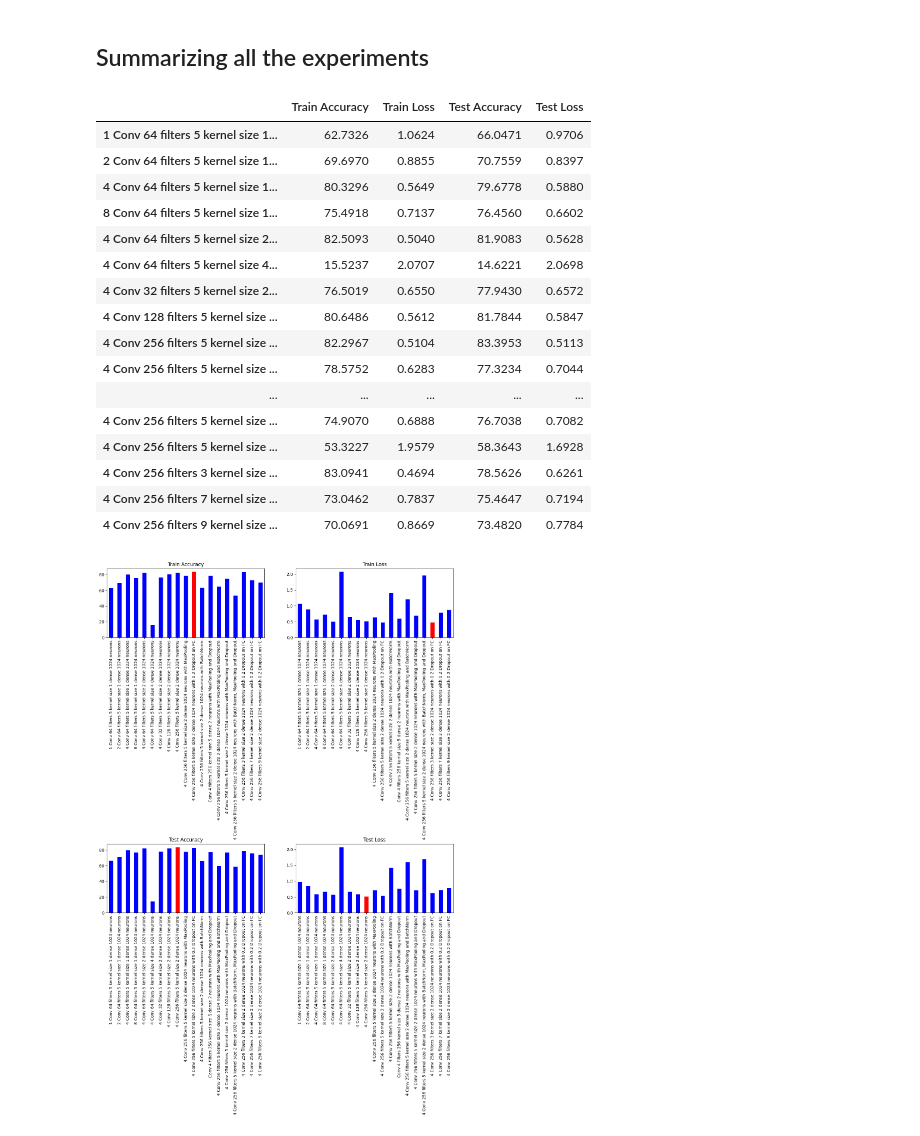
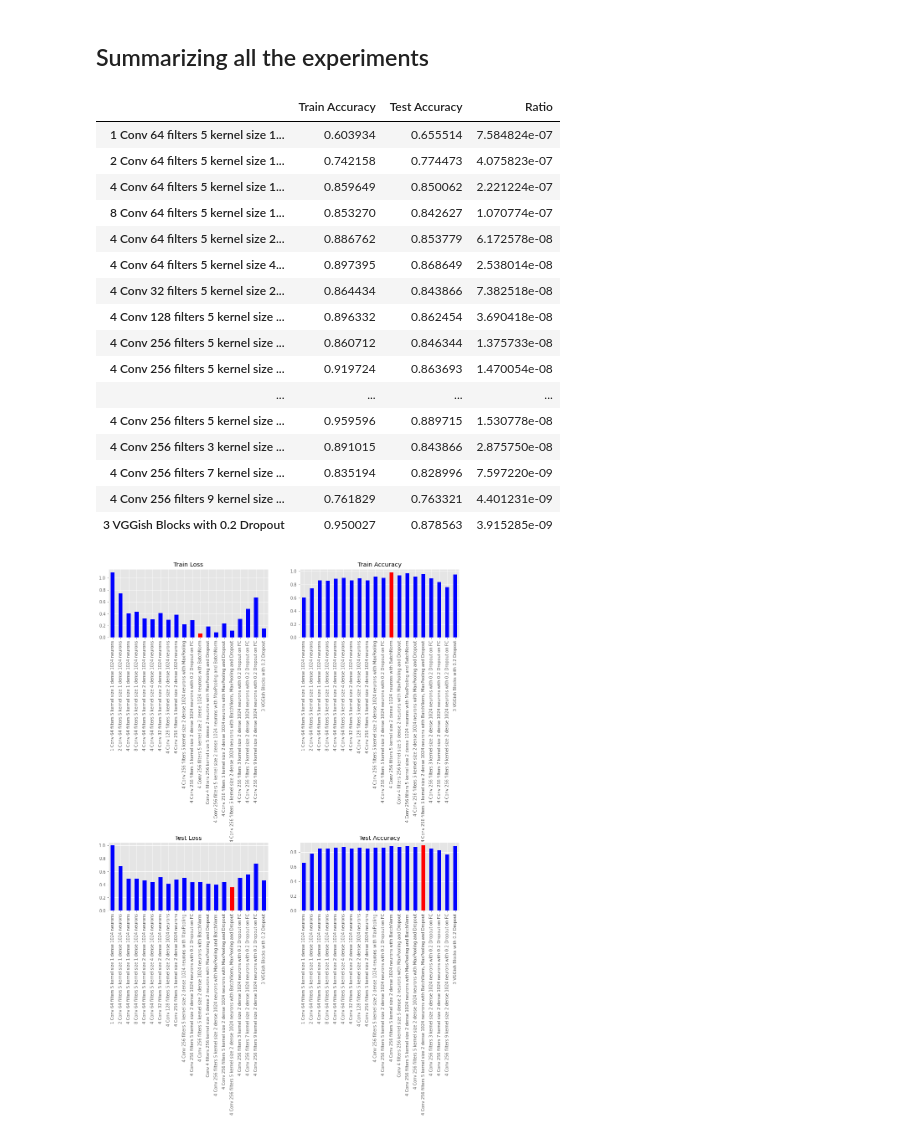
Before and after one commit to Yusepp/M3-CV, a Jupyter notebook: P4/CNN.ipynb, the cells around one changed output. Cells and saved outputs as stored; diff of their text form; code cells hidden in the pictures.

Commit message:
Improved Plots, Added Models, Improved Models and Results

```diff
--- a/P4/CNN.ipynb
+++ b/P4/CNN.ipynb
@@ -728,10 +971,12 @@ history = model.fit(train_big,steps_per_epoch=train_big.samples // BATCH_SIZE, e
 # %%
+model.load_weights(f'model_{idx}.h5')
 title = "{} Conv {} filters {} kernel size {} dense {} neurons with 0.2 Dropout on FC".format(N_CONV, CONV, KERNEL, N_DENSE, DENSE)
 plot_loss_accuracy(history, title)
 experiment.append(title)
 (loss, acc) = model.evaluate(train_big, verbose = 0)
 results["Train Accuracy"].append(acc)
 results["Train Loss"].append(loss)
+results["Ratio"].append(acc/(model.count_params()/100*1000))
 print("Train Accuracy: {:.4f}  Train Loss: {:.4f}".format(acc,loss))
 (loss, acc) = model.evaluate(test_big, verbose = 0)
 results["Test Accuracy"].append(acc)
@@ -761,10 +1015,12 @@ history = model.fit(train_big,steps_per_epoch=train_big.samples // BATCH_SIZE, e
 # %%
+model.load_weights(f'model_{idx}.h5')
 title = "{} Conv {} filters {} kernel size {} dense {} neurons with 0.2 Dropout on FC".format(N_CONV, CONV, KERNEL, N_DENSE, DENSE)
 plot_loss_accuracy(history, title)
 experiment.append(title)
 (loss, acc) = model.evaluate(train_big, verbose = 0)
 results["Train Accuracy"].append(acc)
 results["Train Loss"].append(loss)
+results["Ratio"].append(acc/(model.count_params()/100*1000))
 print("Train Accuracy: {:.4f}  Train Loss: {:.4f}".format(acc,loss))
 (loss, acc) = model.evaluate(test_big, verbose = 0)
 results["Test Accuracy"].append(acc)
@@ -776,0 +1098,15 @@ Test Accuracy: 0.7348  Test Loss: 0.7784
+# %%
+model.load_weights(f'model_{idx}.h5')
+title = "3 VGGish Blocks with 0.2 Dropout"
+plot_loss_accuracy(history, title)
+experiment.append(title)
+(loss, acc) = model.evaluate(train_big, verbose = 0)
+results["Train Accuracy"].append(acc)
+results["Train Loss"].append(loss)
+results["Ratio"].append(acc/(model.count_params()/100*1000))
+print("Train Accuracy: {:.4f}  Train Loss: {:.4f}".format(acc,loss))
+(loss, acc) = model.evaluate(test_big, verbose = 0)
+results["Test Accuracy"].append(acc)
+results["Test Loss"].append(loss)
+print("Test Accuracy: {:.4f}  Test Loss: {:.4f}".format(acc,loss))
+print("Ration: {} ".format(results["Ratio"][-1]))
@@ -777,7 +1118,7 @@ Test Accuracy: 0.7348  Test Loss: 0.7784
 # %% [markdown]
 ## Summarizing all the experiments
 # %%
-calculated = True
+calculated = False
 
 if not calculated:
     df = pd.DataFrame.from_dict(results)
@@ -792,43 +1133,44 @@ else:
         df = pd.concat([df, new_df])
 
 
-
-df
+df["Normalized Ratio"] = (df["Ratio"]-df["Ratio"].mean())/(df["Ratio"].std())
+df[["Train Accuracy", "Test Accuracy", "Ratio"]]
 # %% [output]
-|  | Train Accuracy | Train Loss | Test Accuracy | Test Loss |
-| 1 Conv 64 filters 5 kernel size 1... | 62.7326 | 1.0624 | 66.0471 | 0.9706 |
-| 2 Conv 64 filters 5 kernel size 1... | 69.6970 | 0.8855 | 70.7559 | 0.8397 |
-| 4 Conv 64 filters 5 kernel size 1... | 80.3296 | 0.5649 | 79.6778 | 0.5880 |
-| 8 Conv 64 filters 5 kernel size 1... | 75.4918 | 0.7137 | 76.4560 | 0.6602 |
-| 4 Conv 64 filters 5 kernel size 2... | 82.5093 | 0.5040 | 81.9083 | 0.5628 |
-| 4 Conv 64 filters 5 kernel size 4... | 15.5237 | 2.0707 | 14.6221 | 2.0698 |
-| 4 Conv 32 filters 5 kernel size 2... | 76.5019 | 0.6550 | 77.9430 | 0.6572 |
-| 4 Conv 128 filters 5 kernel size ... | 80.6486 | 0.5612 | 81.7844 | 0.5847 |
-| 4 Conv 256 filters 5 kernel size ... | 82.2967 | 0.5104 | 83.3953 | 0.5113 |
-| 4 Conv 256 filters 5 kernel size ... | 78.5752 | 0.6283 | 77.3234 | 0.7044 |
-| ... | ... | ... | ... | ... |
-| 4 Conv 256 filters 5 kernel size ... | 74.9070 | 0.6888 | 76.7038 | 0.7082 |
-| 4 Conv 256 filters 5 kernel size ... | 53.3227 | 1.9579 | 58.3643 | 1.6928 |
-| 4 Conv 256 filters 3 kernel size ... | 83.0941 | 0.4694 | 78.5626 | 0.6261 |
-| 4 Conv 256 filters 7 kernel size ... | 73.0462 | 0.7837 | 75.4647 | 0.7194 |
-| 4 Conv 256 filters 9 kernel size ... | 70.0691 | 0.8669 | 73.4820 | 0.7784 |
+|  | Train Accuracy | Test Accuracy | Ratio |
+| 1 Conv 64 filters 5 kernel size 1... | 0.603934 | 0.655514 | 7.584824e-07 |
+| 2 Conv 64 filters 5 kernel size 1... | 0.742158 | 0.774473 | 4.075823e-07 |
+| 4 Conv 64 filters 5 kernel size 1... | 0.859649 | 0.850062 | 2.221224e-07 |
+| 8 Conv 64 filters 5 kernel size 1... | 0.853270 | 0.842627 | 1.070774e-07 |
+| 4 Conv 64 filters 5 kernel size 2... | 0.886762 | 0.853779 | 6.172578e-08 |
+| 4 Conv 64 filters 5 kernel size 4... | 0.897395 | 0.868649 | 2.538014e-08 |
+| 4 Conv 32 filters 5 kernel size 2... | 0.864434 | 0.843866 | 7.382518e-08 |
+| 4 Conv 128 filters 5 kernel size ... | 0.896332 | 0.862454 | 3.690418e-08 |
+| 4 Conv 256 filters 5 kernel size ... | 0.860712 | 0.846344 | 1.375733e-08 |
+| 4 Conv 256 filters 5 kernel size ... | 0.919724 | 0.863693 | 1.470054e-08 |
+| ... | ... | ... | ... |
+| 4 Conv 256 filters 5 kernel size ... | 0.959596 | 0.889715 | 1.530778e-08 |
+| 4 Conv 256 filters 3 kernel size ... | 0.891015 | 0.843866 | 2.875750e-08 |
+| 4 Conv 256 filters 7 kernel size ... | 0.835194 | 0.828996 | 7.597220e-09 |
+| 4 Conv 256 filters 9 kernel size ... | 0.761829 | 0.763321 | 4.401231e-09 |
+| 3 VGGish Blocks with 0.2 Dropout | 0.950027 | 0.878563 | 3.915285e-09 |
 # %%
 fig, axes = plt.subplots(nrows=2, ncols=2)
 x = 0
 fig.subplots_adjust(hspace=3)
 
 for i, col in enumerate(df.columns):
-    c = df[col]
-    if "Accuracy" in col:
-        colors = ["r" if val == np.max(c) else "b" for val in c]
-    else:
-        colors = ["r" if val == np.min(c) else "b" for val in c]
+    if "Ratio" not in col:
+        c = df[col]
+        if "Accuracy" in col:
+            colors = ["r" if val == np.max(c) else "b" for val in c]
+        else:
+            colors = ["r" if val == np.min(c) else "b" for val in c]
 
-    if i == 2:
-        x = 1
-    i = i % 2
+        if i == 2:
+            x = 1
+        i = i % 2
 
-    c.plot(kind="bar", figsize=(15,15), title=col, ax=axes[x,i], color=colors)
+        c.plot(kind="bar", figsize=(15,15), title=col, ax=axes[x,i], color=colors)
 plt.show()
 # %% [output]
-[figure, old version]
+[figure, new version]
```
Also changed, not shown: parts of 48 cells of this notebook, 1 other file.
